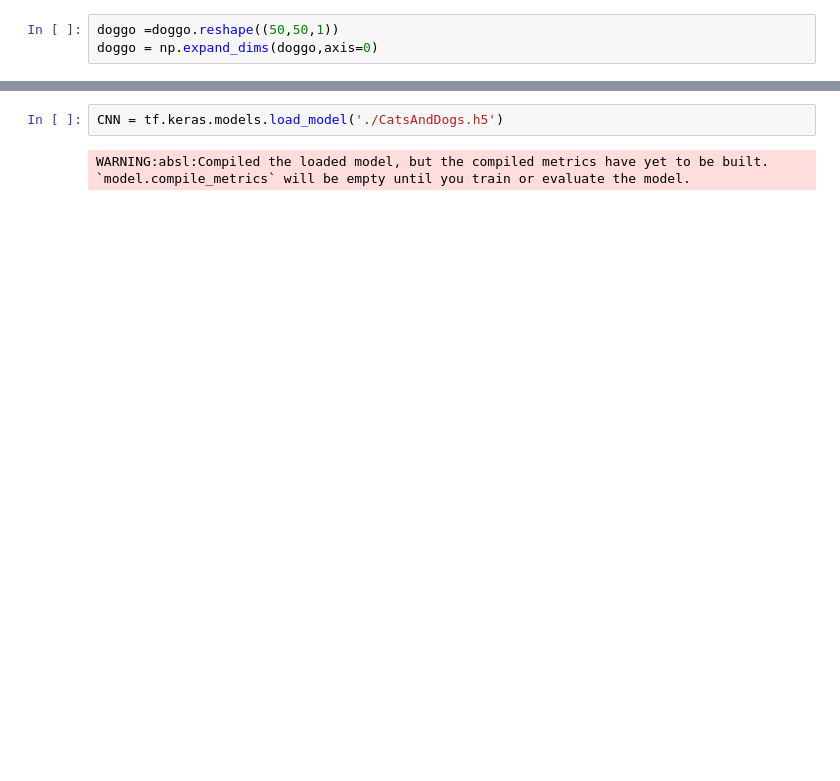
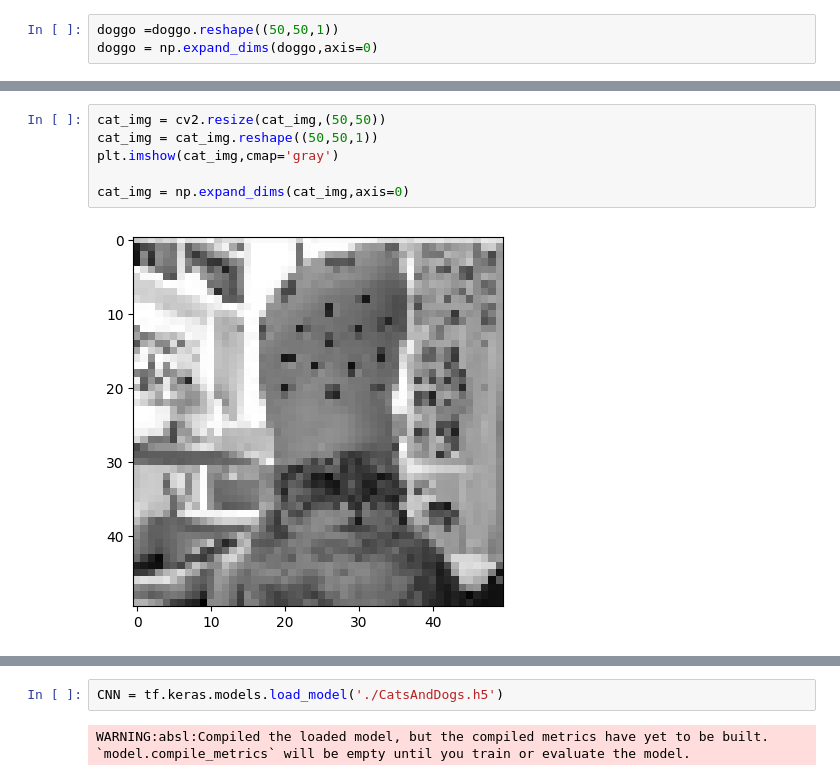
Before and after one commit to Vishwa2684/Computer-Vision, a Jupyter notebook: Cat and dog classification/test.ipynb, the cells around one changed output, grey strips where cells are left out. Drawn from its saved outputs; the diff is of its cells as text; blank space fills up the shorter version.

```diff
--- a/Cat and dog classification/test.ipynb
+++ b/Cat and dog classification/test.ipynb
@@ -25,0 +33,8 @@ doggo = np.expand_dims(doggo,axis=0)
+# %%
+cat_img = cv2.resize(cat_img,(50,50))
+cat_img = cat_img.reshape((50,50,1))
+plt.imshow(cat_img,cmap='gray')
+
+cat_img = np.expand_dims(cat_img,axis=0)
+# %% [output]
+[figure, added]
```
Also changed, not shown: parts of 7 cells of this notebook.
